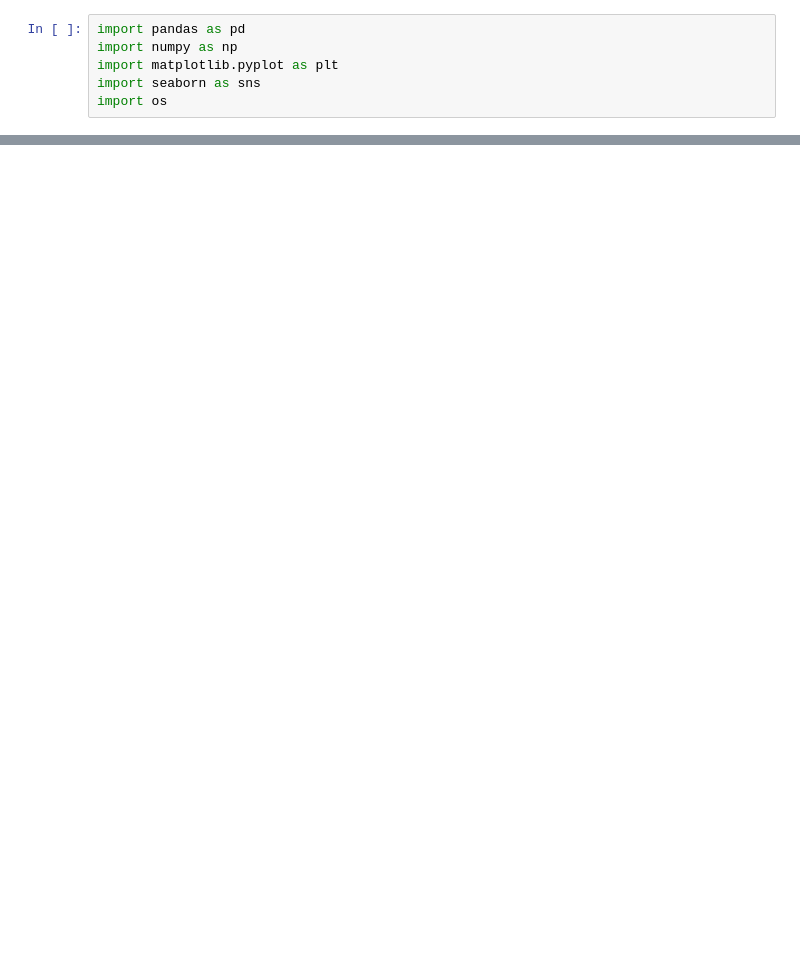
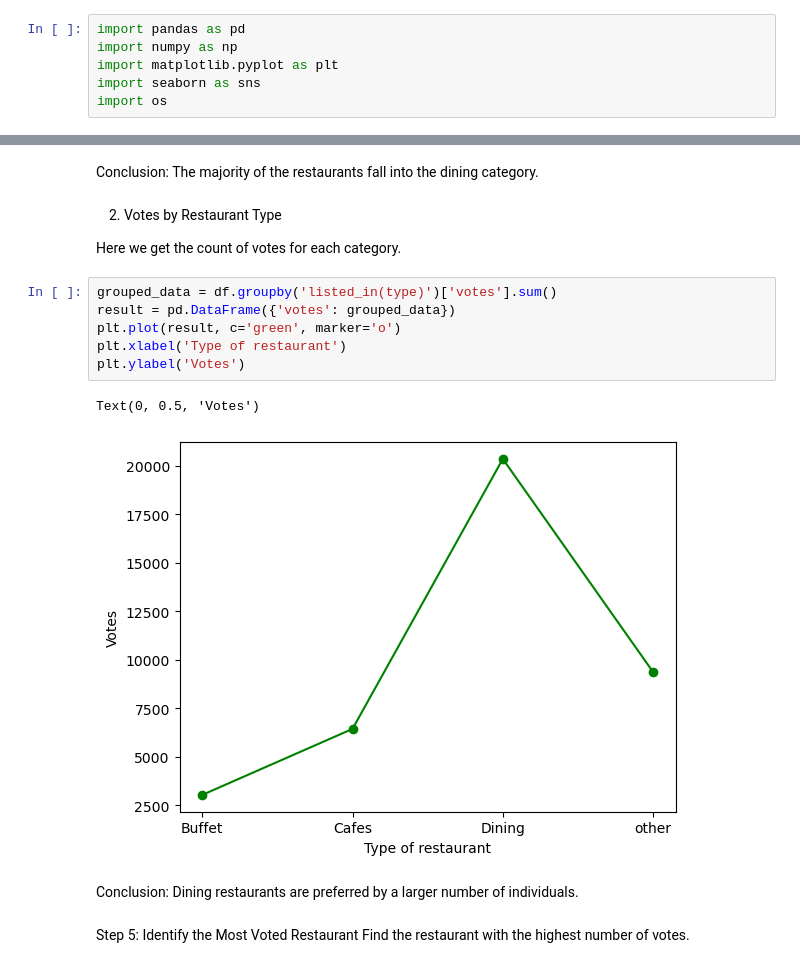
Before and after one commit to syedsaad9218/Zomato-Data-Analysis-Using-Python, a Jupyter notebook: notebook/Zomato_Data_Analysis.ipynb, the cells around one changed output, grey strips where cells are left out. Cells and saved outputs as stored; diff of their text form; blank space fills up the shorter version.

```diff
--- a/notebook/Zomato_Data_Analysis.ipynb
+++ b/notebook/Zomato_Data_Analysis.ipynb
@@ -10,0 +83,20 @@ FileNotFoundError: [Errno 2] No such file or directory: '/data/Zomato-data.csv'
+# %% [markdown]
+Conclusion: The majority of the restaurants fall into the dining category.
+# %% [markdown]
+2. Votes by Restaurant Type
+
+Here we get the count of votes for each category.
+# %%
+grouped_data = df.groupby('listed_in(type)')['votes'].sum()
+result = pd.DataFrame({'votes': grouped_data})
+plt.plot(result, c='green', marker='o')
+plt.xlabel('Type of restaurant')
+plt.ylabel('Votes')
+# %% [output]
+Text(0, 0.5, 'Votes')
+[figure, added]
+# %% [markdown]
+Conclusion: Dining restaurants are preferred by a larger number of individuals.
+# %% [markdown]
+Step 5: Identify the Most Voted Restaurant
+Find the restaurant with the highest number of votes.
```
Also changed, not shown: parts of 27 cells of this notebook.
